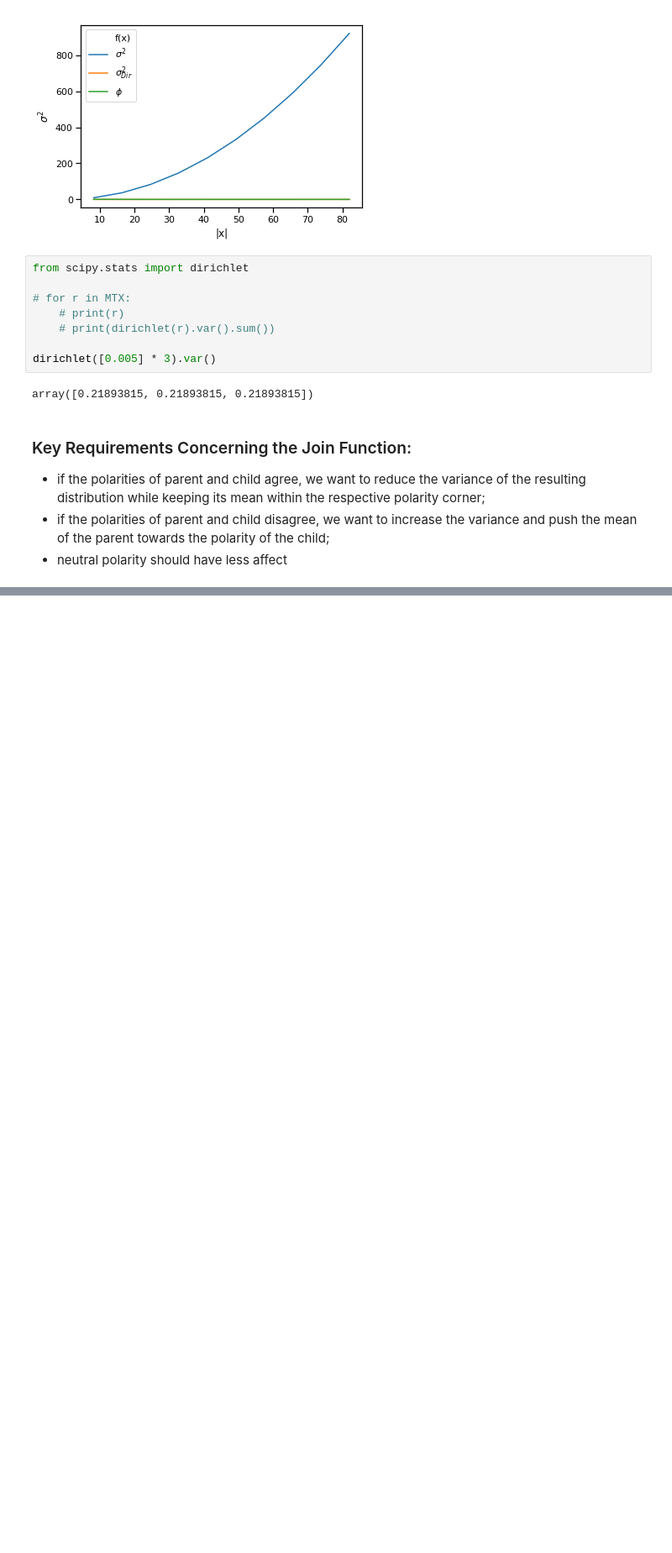
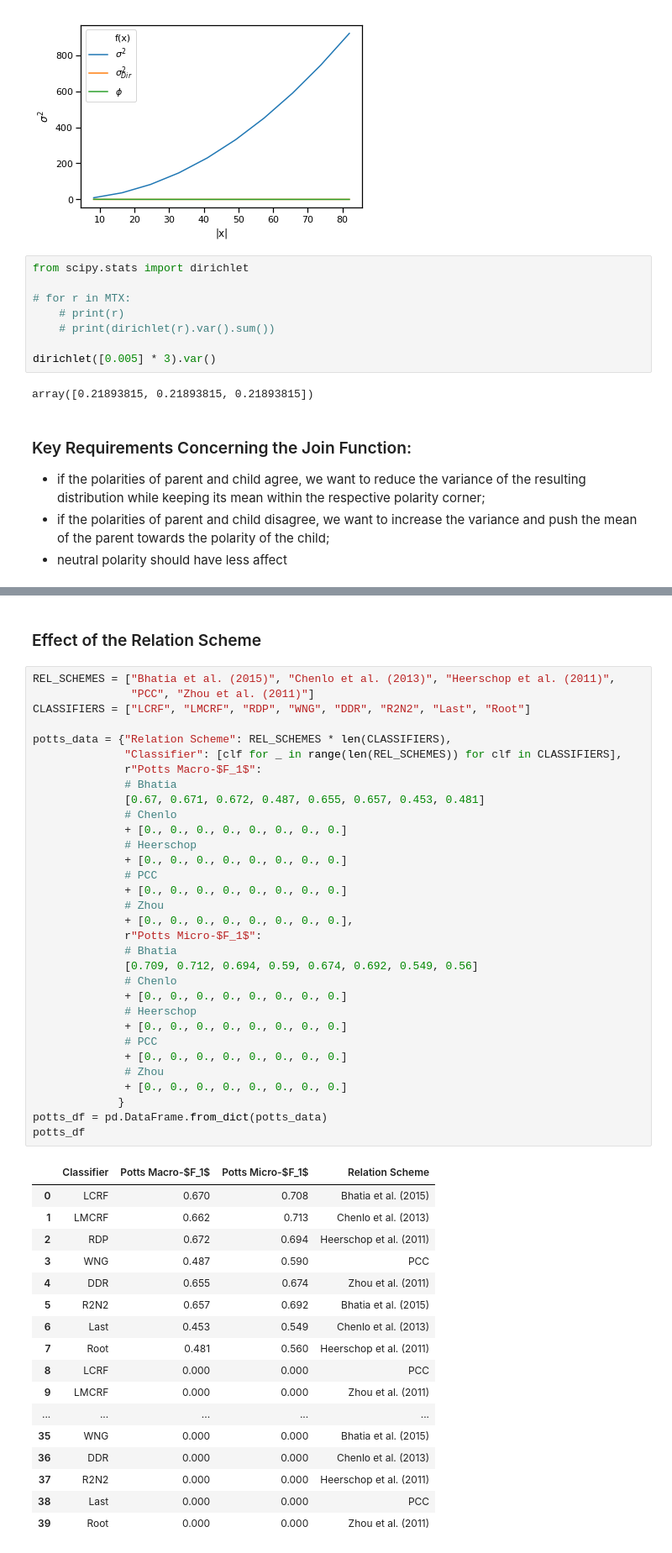
Before and after one commit to WladimirSidorenko/Dissertation, a Jupyter notebook: notebooks/dasa.ipynb, the cells around one changed output, grey strips where cells are left out. Shown at 84% size. Drawn from its saved outputs; the diff is of its cells as text; blank space fills up the shorter version.

```diff
--- a/notebooks/dasa.ipynb
+++ b/notebooks/dasa.ipynb
@@ -329,0 +388,52 @@ array([0.21893815, 0.21893815, 0.21893815])
+# %% [markdown]
+### Effect of the Relation Scheme
+# %%
+REL_SCHEMES = ["Bhatia et al. (2015)", "Chenlo et al. (2013)", "Heerschop et al. (2011)",
+               "PCC", "Zhou et al. (2011)"]
+CLASSIFIERS = ["LCRF", "LMCRF", "RDP", "WNG", "DDR", "R2N2", "Last", "Root"]
+
+potts_data = {"Relation Scheme": REL_SCHEMES * len(CLASSIFIERS),
+              "Classifier": [clf for _ in range(len(REL_SCHEMES)) for clf in CLASSIFIERS],
+              r"Potts Macro-$F_1$":
+              # Bhatia
+              [0.67, 0.671, 0.672, 0.487, 0.655, 0.657, 0.453, 0.481]
+              # Chenlo
+              + [0., 0., 0., 0., 0., 0., 0., 0.]
+              # Heerschop
+              + [0., 0., 0., 0., 0., 0., 0., 0.]
+              # PCC
+              + [0., 0., 0., 0., 0., 0., 0., 0.]
+              # Zhou
+              + [0., 0., 0., 0., 0., 0., 0., 0.],
+              r"Potts Micro-$F_1$":
+              # Bhatia
+              [0.709, 0.712, 0.694, 0.59, 0.674, 0.692, 0.549, 0.56]
+              # Chenlo
+              + [0., 0., 0., 0., 0., 0., 0., 0.]
+              # Heerschop
+              + [0., 0., 0., 0., 0., 0., 0., 0.]
+              # PCC
+              + [0., 0., 0., 0., 0., 0., 0., 0.]
+              # Zhou
+              + [0., 0., 0., 0., 0., 0., 0., 0.]
+             }
+potts_df = pd.DataFrame.from_dict(potts_data)
+potts_df
+# %% [output]
+|  | Classifier | Potts Macro-$F_1$ | Potts Micro-$F_1$ | Relation Scheme |
+| 0 | LCRF | 0.670 | 0.708 | Bhatia et al. (2015) |
+| 1 | LMCRF | 0.662 | 0.713 | Chenlo et al. (2013) |
+| 2 | RDP | 0.672 | 0.694 | Heerschop et al. (2011) |
+| 3 | WNG | 0.487 | 0.590 | PCC |
+| 4 | DDR | 0.655 | 0.674 | Zhou et al. (2011) |
+| 5 | R2N2 | 0.657 | 0.692 | Bhatia et al. (2015) |
+| 6 | Last | 0.453 | 0.549 | Chenlo et al. (2013) |
+| 7 | Root | 0.481 | 0.560 | Heerschop et al. (2011) |
+| 8 | LCRF | 0.000 | 0.000 | PCC |
+| 9 | LMCRF | 0.000 | 0.000 | Zhou et al. (2011) |
+| ... | ... | ... | ... | ... |
+| 35 | WNG | 0.000 | 0.000 | Bhatia et al. (2015) |
+| 36 | DDR | 0.000 | 0.000 | Chenlo et al. (2013) |
+| 37 | R2N2 | 0.000 | 0.000 | Heerschop et al. (2011) |
+| 38 | Last | 0.000 | 0.000 | PCC |
+| 39 | Root | 0.000 | 0.000 | Zhou et al. (2011) |
```
Also changed, not shown: parts of 6 cells of this notebook, 1 other file.
